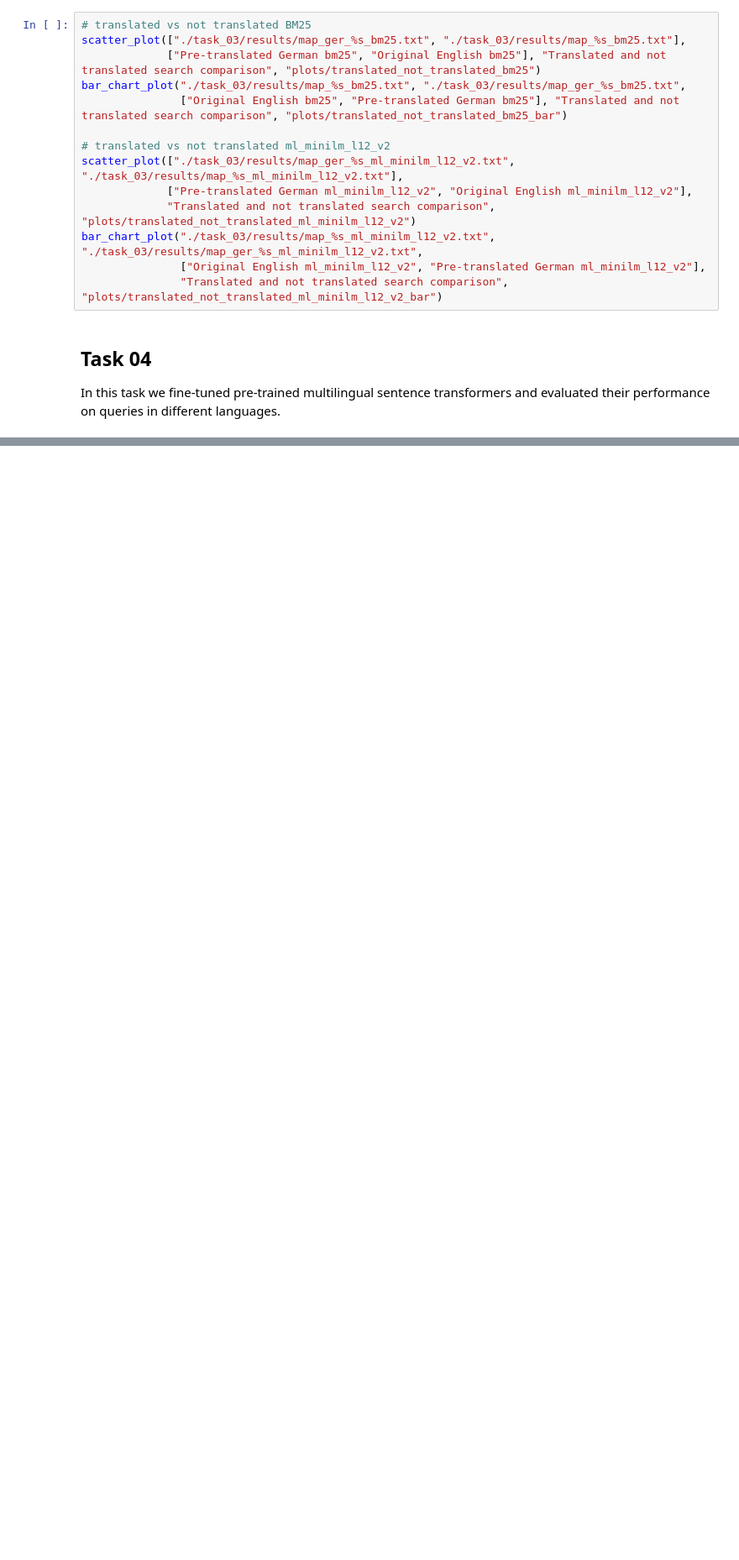
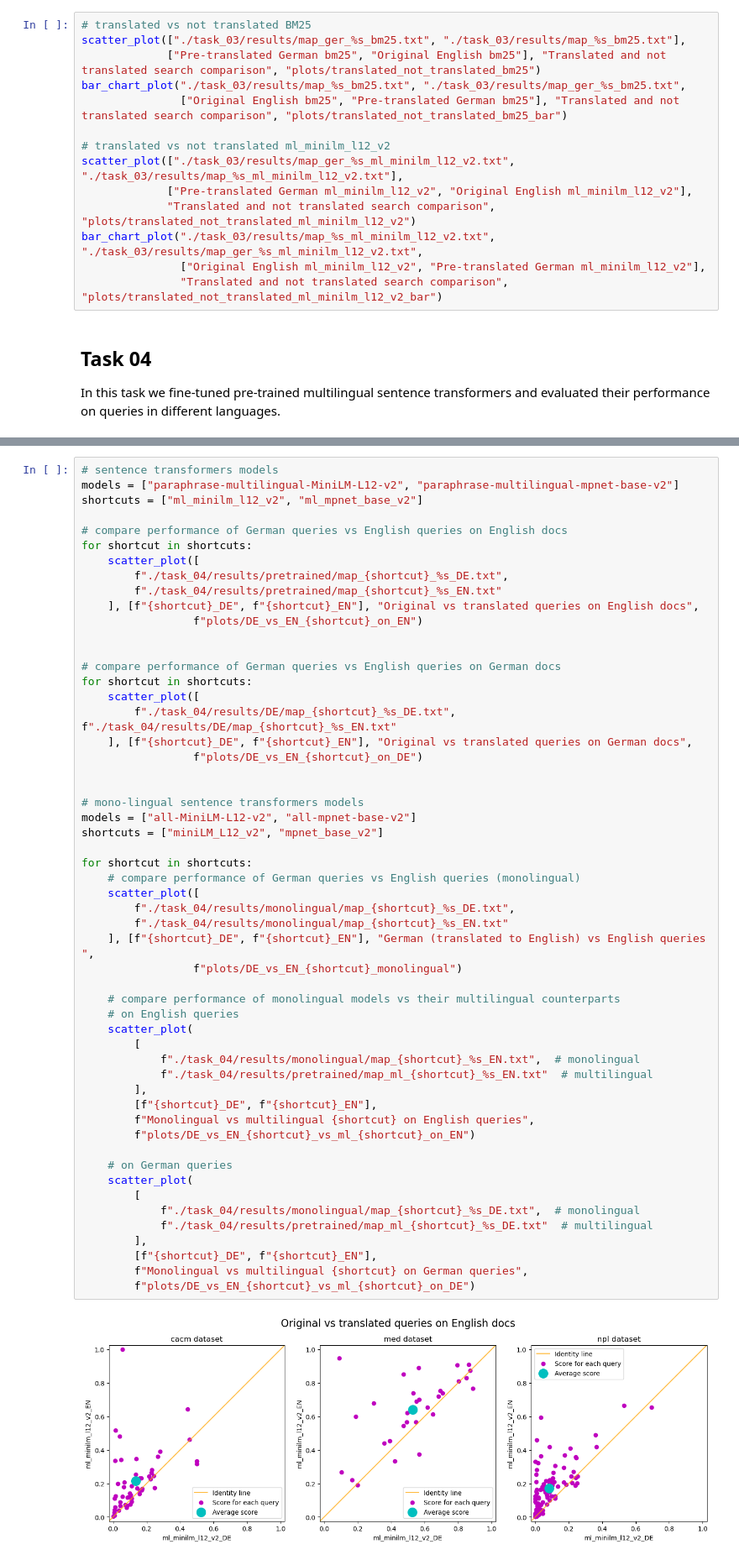
Before and after one commit to massimilianoviola/advanced-information-retrieval, a Jupyter notebook: results_presentation.ipynb, the cells around one changed output, grey strips where cells are left out. Shown at 84% size. Drawn from its saved outputs; the diff is of its cells as text; blank space fills up the shorter version.

Commit message:
Fix task_04 graph output

```diff
--- a/results_presentation.ipynb
+++ b/results_presentation.ipynb
@@ -225,0 +213,56 @@ for model_shortcut in shortcuts:
+# %%
+# sentence transformers models
+models = ["paraphrase-multilingual-MiniLM-L12-v2", "paraphrase-multilingual-mpnet-base-v2"]
+shortcuts = ["ml_minilm_l12_v2", "ml_mpnet_base_v2"]
+
+# compare performance of German queries vs English queries on English docs
+for shortcut in shortcuts:
+    scatter_plot([
+        f"./task_04/results/pretrained/map_{shortcut}_%s_DE.txt",
+        f"./task_04/results/pretrained/map_{shortcut}_%s_EN.txt"
+    ], [f"{shortcut}_DE", f"{shortcut}_EN"], "Original vs translated queries on English docs",
+                 f"plots/DE_vs_EN_{shortcut}_on_EN")
+
+
+# compare performance of German queries vs English queries on German docs
+for shortcut in shortcuts:
+    scatter_plot([
+        f"./task_04/results/DE/map_{shortcut}_%s_DE.txt", f"./task_04/results/DE/map_{shortcut}_%s_EN.txt"
+    ], [f"{shortcut}_DE", f"{shortcut}_EN"], "Original vs translated queries on German docs",
+                 f"plots/DE_vs_EN_{shortcut}_on_DE")
+
+
+# mono-lingual sentence transformers models
+models = ["all-MiniLM-L12-v2", "all-mpnet-base-v2"]
+shortcuts = ["miniLM_L12_v2", "mpnet_base_v2"]
+
+for shortcut in shortcuts:
+    # compare performance of German queries vs English queries (monolingual)
+    scatter_plot([
+        f"./task_04/results/monolingual/map_{shortcut}_%s_DE.txt",
+        f"./task_04/results/monolingual/map_{shortcut}_%s_EN.txt"
+    ], [f"{shortcut}_DE", f"{shortcut}_EN"], "German (translated to English) vs English queries ",
+                 f"plots/DE_vs_EN_{shortcut}_monolingual")
+
+    # compare performance of monolingual models vs their multilingual counterparts
+    # on English queries
+    scatter_plot(
+        [
+            f"./task_04/results/monolingual/map_{shortcut}_%s_EN.txt",  # monolingual
+            f"./task_04/results/pretrained/map_ml_{shortcut}_%s_EN.txt"  # multilingual
+        ],
+        [f"{shortcut}_DE", f"{shortcut}_EN"],
+        f"Monolingual vs multilingual {shortcut} on English queries",
+        f"plots/DE_vs_EN_{shortcut}_vs_ml_{shortcut}_on_EN")
+
+    # on German queries
+    scatter_plot(
+        [
+            f"./task_04/results/monolingual/map_{shortcut}_%s_DE.txt",  # monolingual
+            f"./task_04/results/pretrained/map_ml_{shortcut}_%s_DE.txt"  # multilingual
+        ],
+        [f"{shortcut}_DE", f"{shortcut}_EN"],
+        f"Monolingual vs multilingual {shortcut} on German queries",
+        f"plots/DE_vs_EN_{shortcut}_vs_ml_{shortcut}_on_DE")
+# %% [output]
+[figure, added]
```
Also changed, not shown: parts of 3 cells of this notebook, 10 other files.
